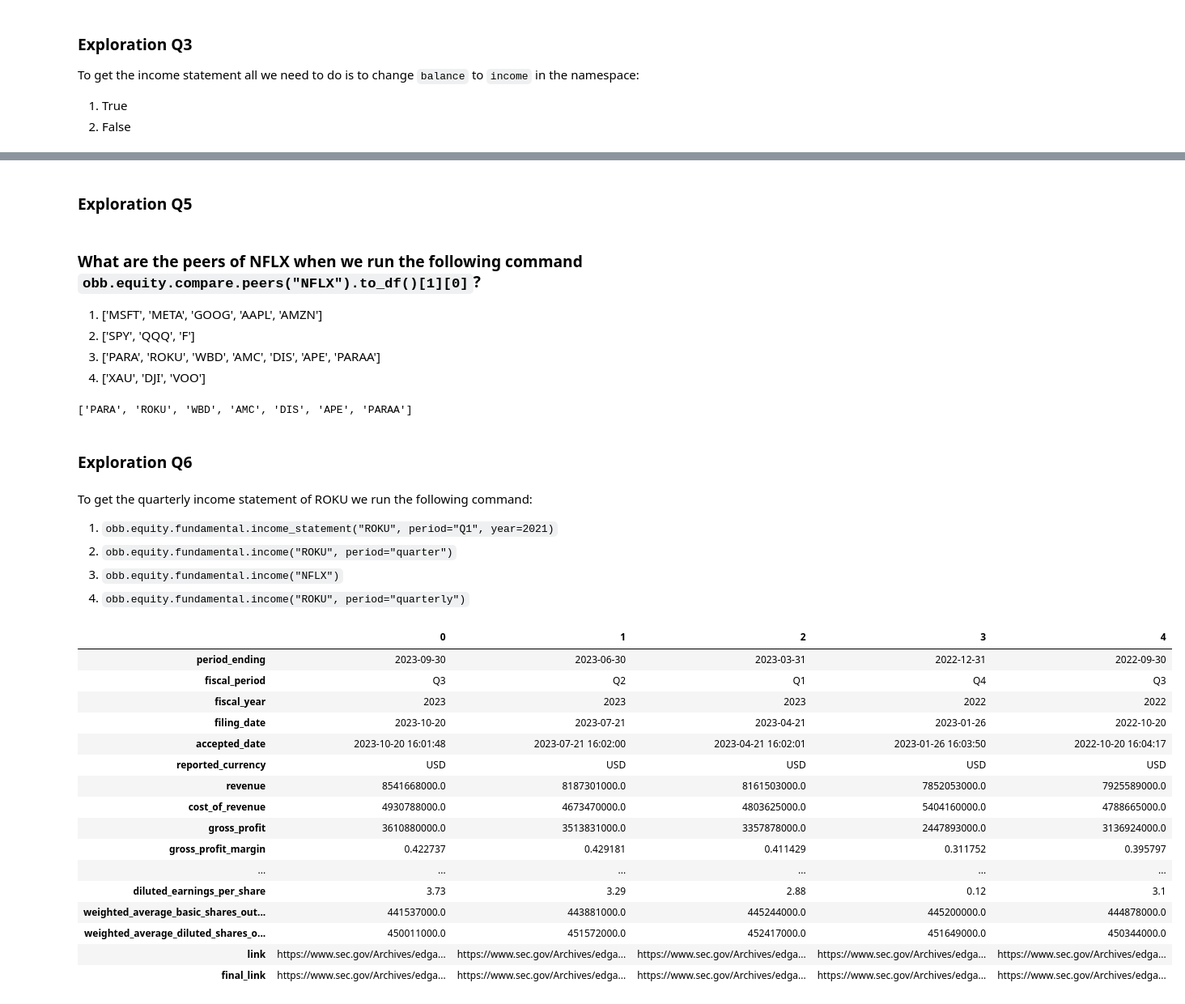
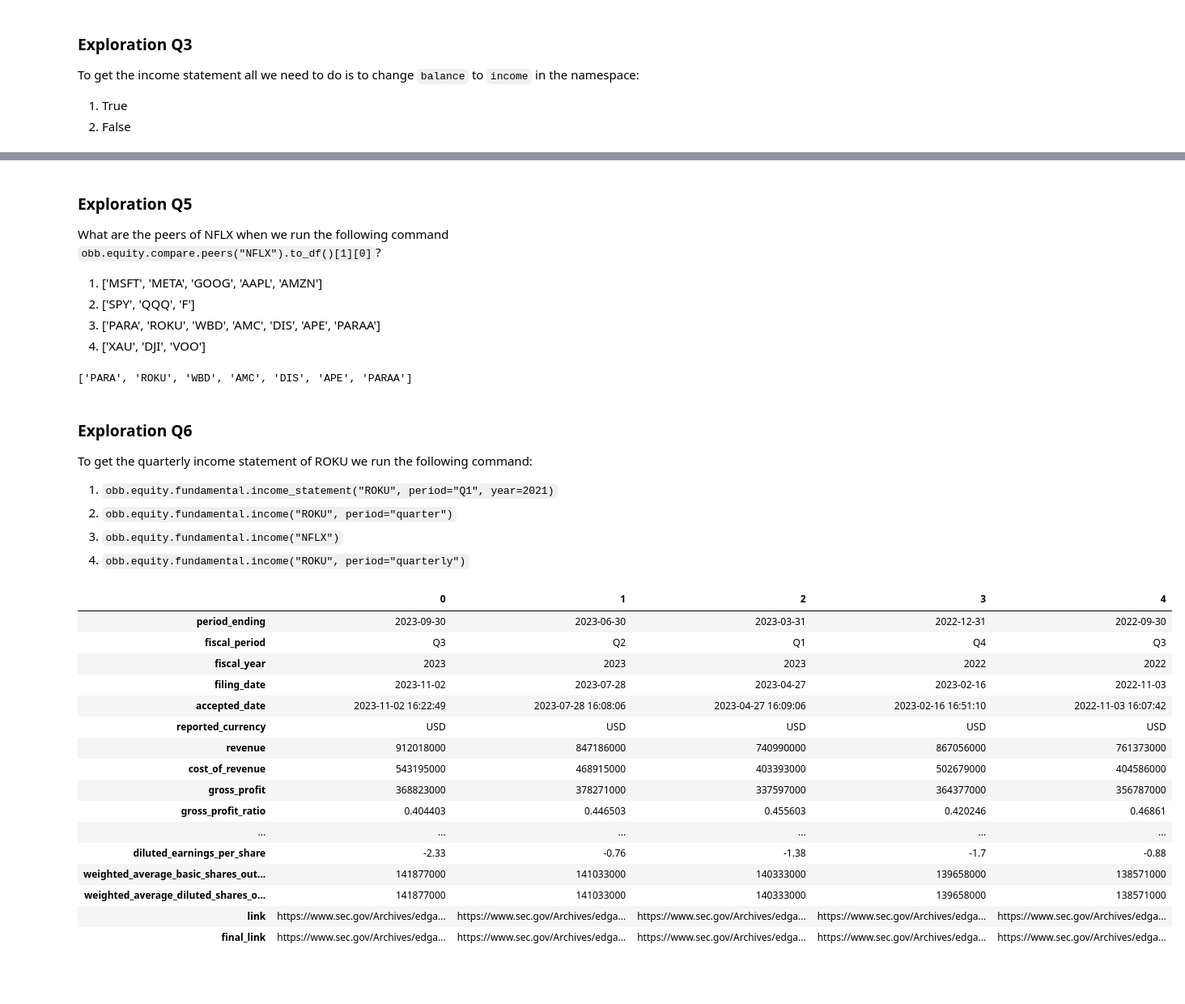
Before and after one commit to IgorWounds/openbb-game, a Jupyter notebook: IDEAS.ipynb, the cells around one changed output, grey strips where cells are left out. Shown at 81% size. Cells and saved outputs as stored; diff of their text form; code cells hidden in the pictures; blank space fills up the shorter version.

```diff
--- a/IDEAS.ipynb
+++ b/IDEAS.ipynb
@@ -189,9 +191,8 @@ obb.equity.fundamental.cash("NFLX", provider="fmp").to_df().transpose()
 | link | https://www.sec.gov/Archives/edga... | https://www.sec.gov/Archives/edga... | https://www.sec.gov/Archives/edga... | https://www.sec.gov/Archives/edga... | https://www.sec.gov/Archives/edga... |
 | final_link | https://www.sec.gov/Archives/edga... | https://www.sec.gov/Archives/edga... | https://www.sec.gov/Archives/edga... | https://www.sec.gov/Archives/edga... | https://www.sec.gov/Archives/edga... |
-# %% [markdown]
-### Exploration Q5
 # %% [markdown]
-### What are the peers of NFLX when we run the following command `obb.equity.compare.peers("NFLX").to_df()[1][0]`?
+### Exploration Q5
+What are the peers of NFLX when we run the following command `obb.equity.compare.peers("NFLX").to_df()[1][0]`?
 
 1. ['MSFT', 'META', 'GOOG', 'AAPL', 'AMZN']
 2. ['SPY', 'QQQ', 'F']
@@ -201,32 +202,33 @@ obb.equity.fundamental.cash("NFLX", provider="fmp").to_df().transpose()
 obb.equity.compare.peers("NFLX").to_df()[1][0]
 # %% [output]
 ['PARA', 'ROKU', 'WBD', 'AMC', 'DIS', 'APE', 'PARAA']
-# %% [markdown]
-### Exploration Q6
 # %% [markdown]
+### Exploration Q6
+
 To get the quarterly income statement of ROKU  we run the following command:
+
 1. `obb.equity.fundamental.income_statement("ROKU", period="Q1", year=2021)`
 2. `obb.equity.fundamental.income("ROKU", period="quarter")`
 3. `obb.equity.fundamental.income("NFLX")`
 4. `obb.equity.fundamental.income("ROKU", period="quarterly")`
 # %%
-obb.equity.fundamental.income("NFLX", period="quarter").to_df().transpose()
+obb.equity.fundamental.income("ROKU", period="quarter").to_df().transpose()
 # %% [output]
 |  | 0 | 1 | 2 | 3 | 4 |
 | period_ending | 2023-09-30 | 2023-06-30 | 2023-03-31 | 2022-12-31 | 2022-09-30 |
 | fiscal_period | Q3 | Q2 | Q1 | Q4 | Q3 |
 | fiscal_year | 2023 | 2023 | 2023 | 2022 | 2022 |
-| filing_date | 2023-10-20 | 2023-07-21 | 2023-04-21 | 2023-01-26 | 2022-10-20 |
-| accepted_date | 2023-10-20 16:01:48 | 2023-07-21 16:02:00 | 2023-04-21 16:02:01 | 2023-01-26 16:03:50 | 2022-10-20 16:04:17 |
+| filing_date | 2023-11-02 | 2023-07-28 | 2023-04-27 | 2023-02-16 | 2022-11-03 |
+| accepted_date | 2023-11-02 16:22:49 | 2023-07-28 16:08:06 | 2023-04-27 16:09:06 | 2023-02-16 16:51:10 | 2022-11-03 16:07:42 |
 | reported_currency | USD | USD | USD | USD | USD |
-| revenue | 8541668000.0 | 8187301000.0 | 8161503000.0 | 7852053000.0 | 7925589000.0 |
-| cost_of_revenue | 4930788000.0 | 4673470000.0 | 4803625000.0 | 5404160000.0 | 4788665000.0 |
-| gross_profit | 3610880000.0 | 3513831000.0 | 3357878000.0 | 2447893000.0 | 3136924000.0 |
-| gross_profit_margin | 0.422737 | 0.429181 | 0.411429 | 0.311752 | 0.395797 |
+| revenue | 912018000 | 847186000 | 740990000 | 867056000 | 761373000 |
+| cost_of_revenue | 543195000 | 468915000 | 403393000 | 502679000 | 404586000 |
+| gross_profit | 368823000 | 378271000 | 337597000 | 364377000 | 356787000 |
+| gross_profit_ratio | 0.404403 | 0.446503 | 0.455603 | 0.420246 | 0.46861 |
 | ... | ... | ... | ... | ... | ... |
-| diluted_earnings_per_share | 3.73 | 3.29 | 2.88 | 0.12 | 3.1 |
-| weighted_average_basic_shares_out... | 441537000.0 | 443881000.0 | 445244000.0 | 445200000.0 | 444878000.0 |
-| weighted_average_diluted_shares_o... | 450011000.0 | 451572000.0 | 452417000.0 | 451649000.0 | 450344000.0 |
+| diluted_earnings_per_share | -2.33 | -0.76 | -1.38 | -1.7 | -0.88 |
+| weighted_average_basic_shares_out... | 141877000 | 141033000 | 140333000 | 139658000 | 138571000 |
+| weighted_average_diluted_shares_o... | 141877000 | 141033000 | 140333000 | 139658000 | 138571000 |
 | link | https://www.sec.gov/Archives/edga... | https://www.sec.gov/Archives/edga... | https://www.sec.gov/Archives/edga... | https://www.sec.gov/Archives/edga... | https://www.sec.gov/Archives/edga... |
 | final_link | https://www.sec.gov/Archives/edga... | https://www.sec.gov/Archives/edga... | https://www.sec.gov/Archives/edga... | https://www.sec.gov/Archives/edga... | https://www.sec.gov/Archives/edga... |
 # %% [markdown]
```
Also changed, not shown: parts of 49 cells of this notebook.
